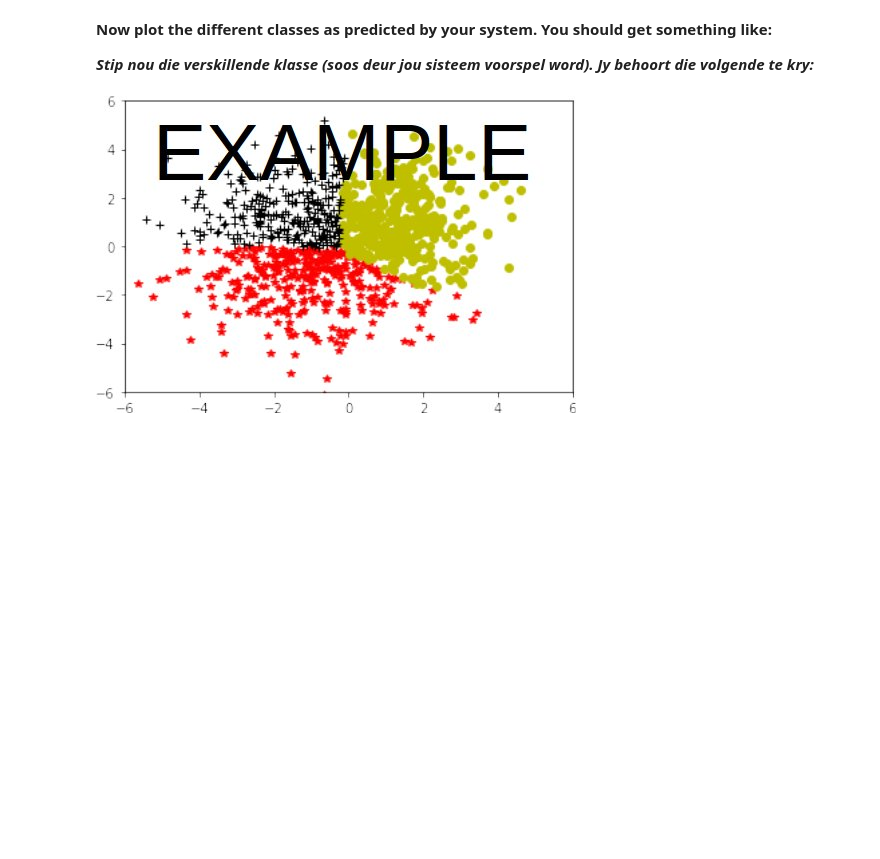
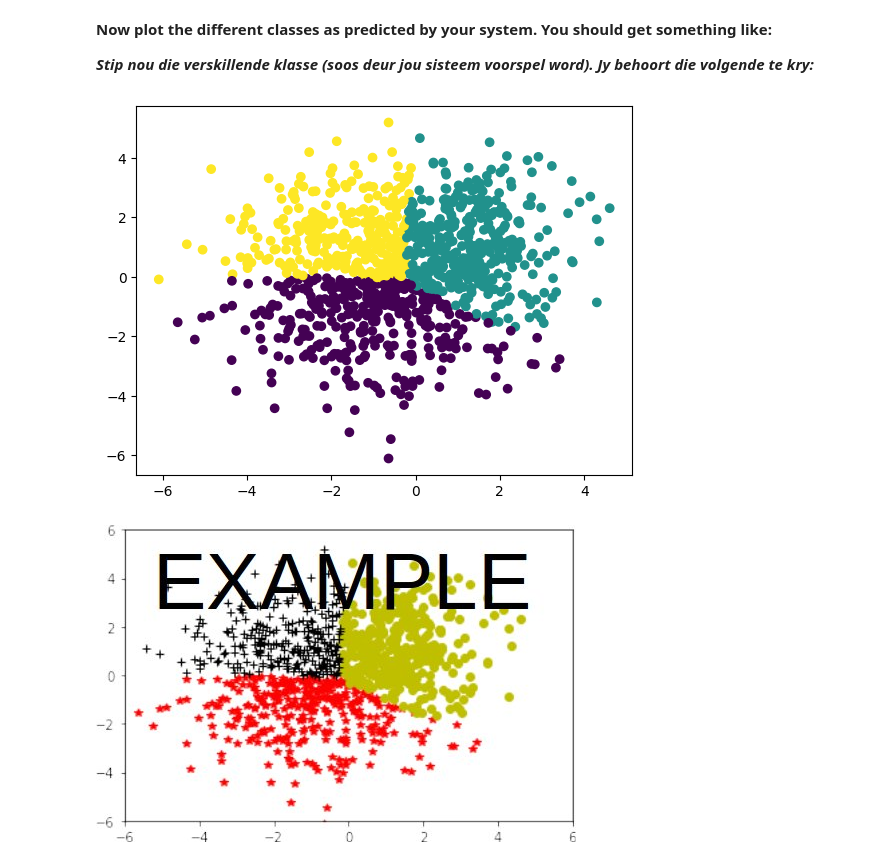
Before and after one commit to Obakeng-Mogale/assignment2, a Jupyter notebook: assign2.ipynb, the cells around one changed output. Cells and saved outputs as stored; diff of their text form; code cells hidden in the pictures; blank space fills up the shorter version.

```diff
--- a/assign2.ipynb
+++ b/assign2.ipynb
@@ -101,6 +136,11 @@ display(Image(filename='./images/conf_mat_bayes.png'))
 **Now plot the different classes as predicted by your system. You should get something like:**
 
 **_Stip nou die verskillende klasse (soos deur jou sisteem voorspel word). Jy behoort die volgende te kry:_**
+# %%
+plt.scatter(X[0,:],X[1,:],c=y_pred_mine)
+plt.show()
+# %% [output]
+[figure, added]
 # %%
 display(Image(filename='./images/predict_bayes.jpg'))
 # %% [output]
```
Also changed, not shown: parts of 10 cells of this notebook, 1 other file.
